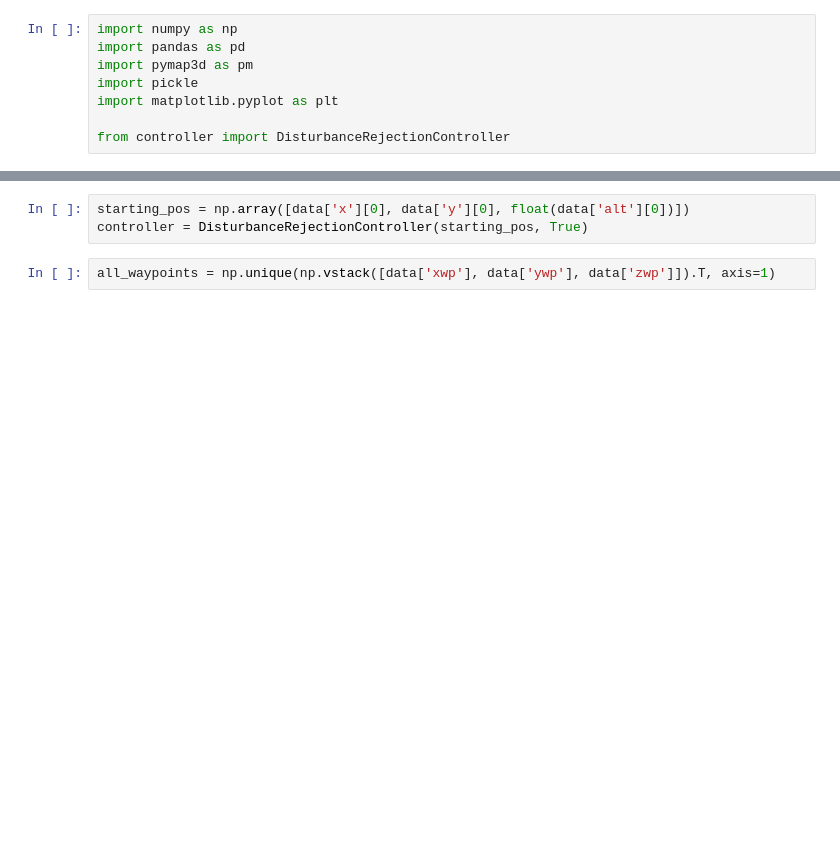
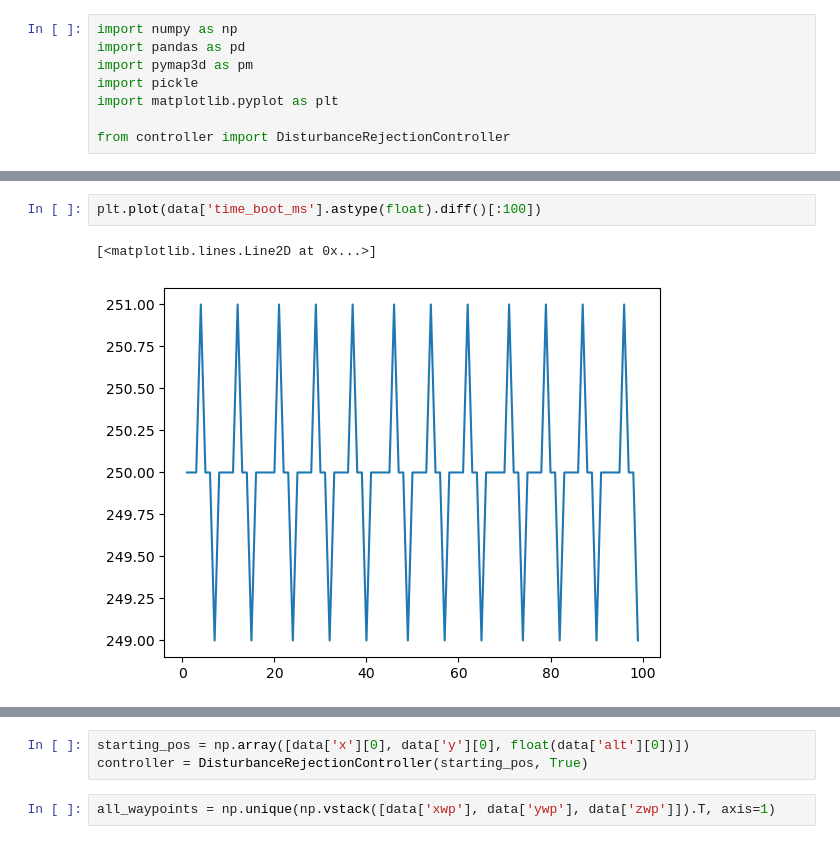
Before and after one commit to acoursey3/uav-controller, a Jupyter notebook: code/Demo.ipynb, the cells around one changed output, grey strips where cells are left out. Cells and saved outputs as stored; diff of their text form; blank space fills up the shorter version.

```diff
--- a/code/Demo.ipynb
+++ b/code/Demo.ipynb
@@ -54,3 +77,8 @@ data = process_file(filepath)
+# %%
+plt.plot(data['time_boot_ms'].astype(float).diff()[:100])
+# %% [output]
+[<matplotlib.lines.Line2D at 0x...>]
+[figure, added]
 # %%
 data.columns
 # %% [output]
```
Also changed, not shown: parts of 12 cells of this notebook, 2 other files.
